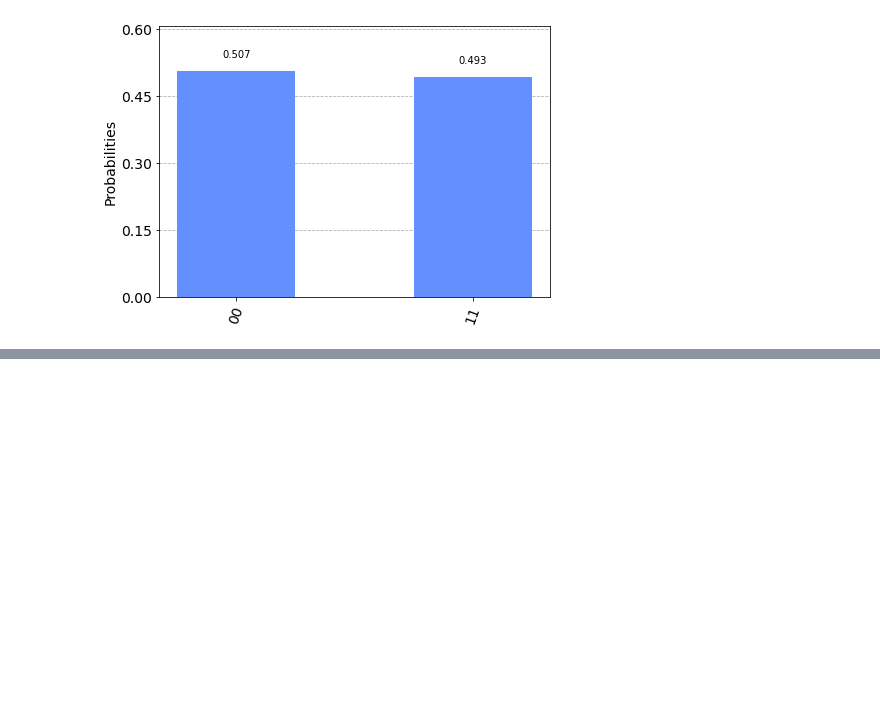
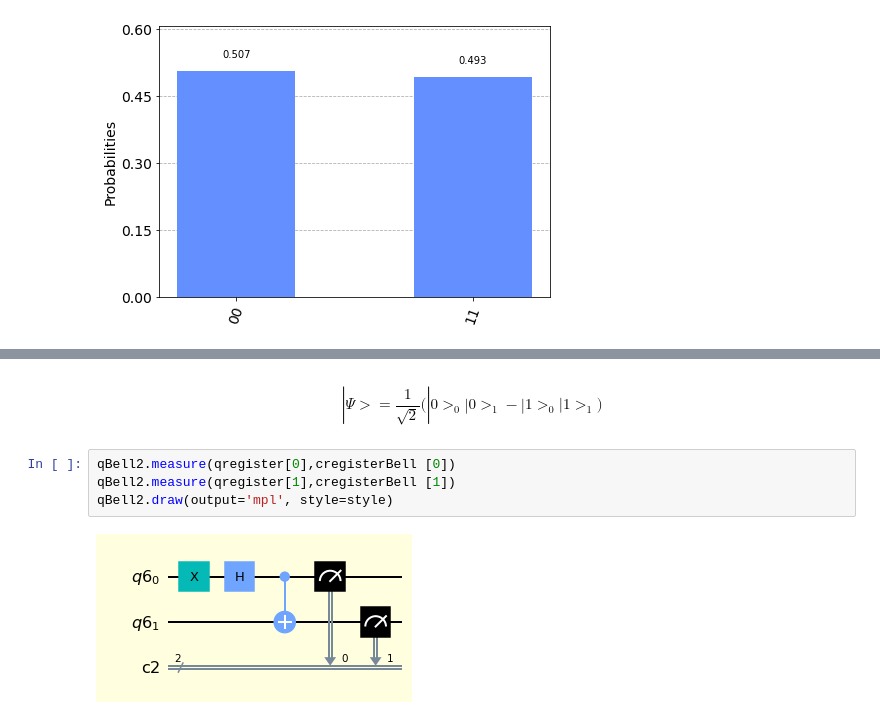
Before and after one commit to QuantumHispano/creando-estados-entrelazados, a Jupyter notebook: Qiskit_estados_entrelazados.ipynb, the cells around one changed output, grey strips where cells are left out. Cells and saved outputs as stored; diff of their text form; blank space fills up the shorter version.

```diff
--- a/Qiskit_estados_entrelazados.ipynb
+++ b/Qiskit_estados_entrelazados.ipynb
@@ -82,0 +106,8 @@ plot_histogram(answer)
+# %% [markdown]
+$$|\Psi> = \frac{1}{\sqrt{2}} \Big(|0>_{0}|0>_{1} - |1>_{0}|1>_{1} \Big)  $$
+# %%
+qBell2.measure(qregister[0],cregisterBell [0])
+qBell2.measure(qregister[1],cregisterBell [1])
+qBell2.draw(output='mpl', style=style)
+# %% [output]
+[figure, added]
```
Also changed, not shown: parts of 8 cells of this notebook.
